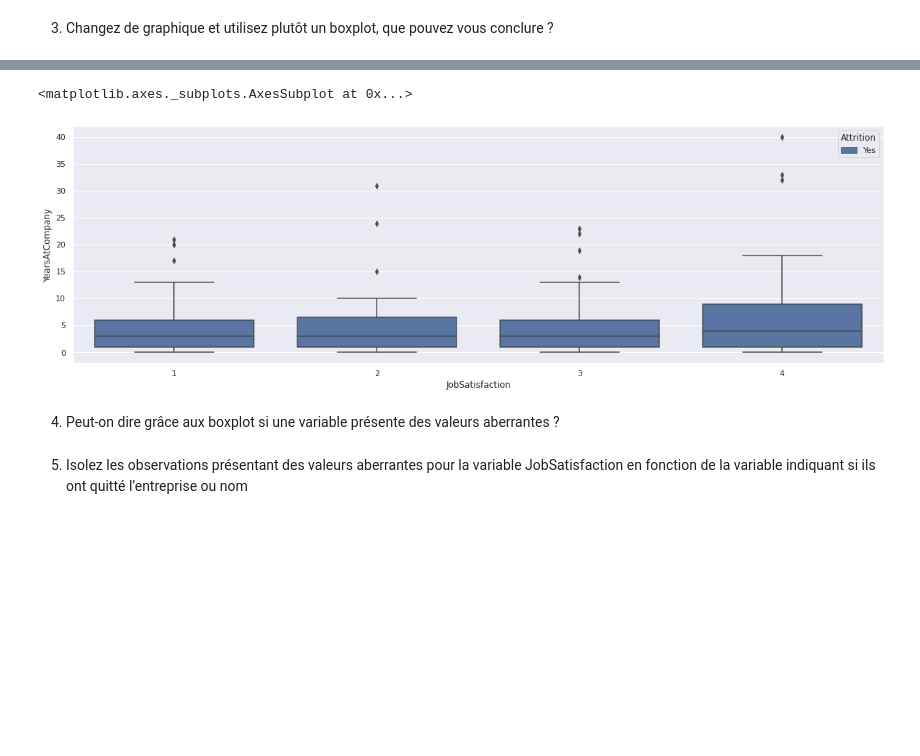
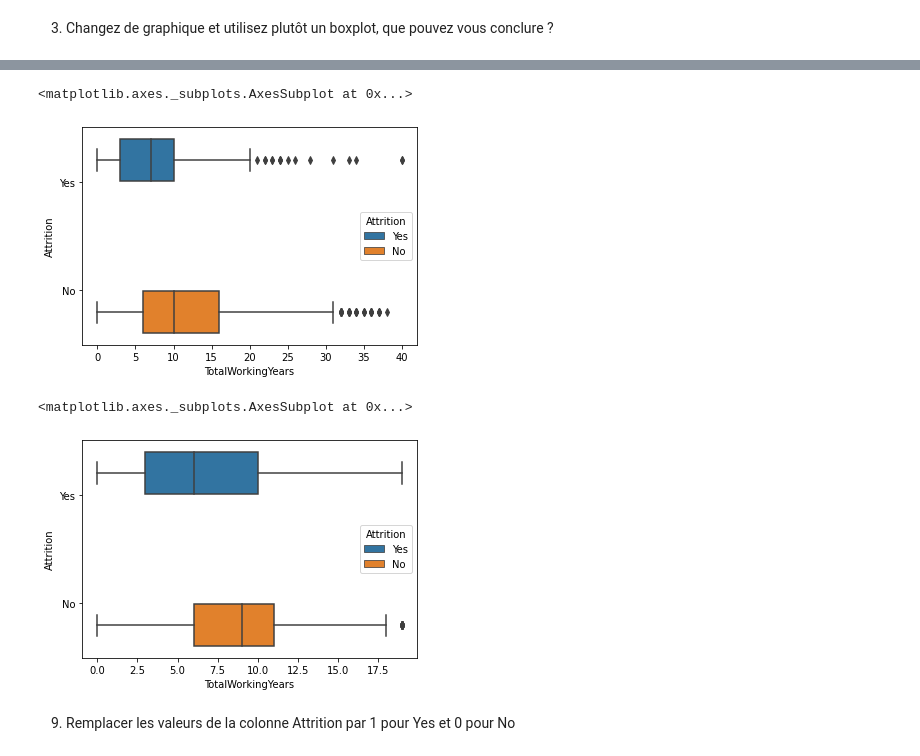
Before and after one commit to Pauline-Mdt/Hitema_python-pour-analyse-donnees, a Jupyter notebook: data_visualisation_statistiques_descriptives.ipynb, the cells around one changed output, grey strips where cells are left out. Cells and saved outputs as stored; diff of their text form; code cells hidden in the pictures; blank space fills up the shorter version.

Commit message:
Data Visualisation Statistiques descriptives - exercice 7

```diff
--- a/data_visualisation_statistiques_descriptives.ipynb
+++ b/data_visualisation_statistiques_descriptives.ipynb
@@ -320,9 +369,13 @@ sb.catplot(data=values, x="JobSatisfaction", y="YearsAtCompany", hue="Attrition"
 # %%
-sb.boxplot(data=values, x="JobSatisfaction", y="YearsAtCompany", hue="Attrition")
+sb.boxplot(data=ibm_hr, x="TotalWorkingYears", y="Attrition", hue="Attrition")
 # %% [output]
 <matplotlib.axes._subplots.AxesSubplot at 0x...>
-[figure, old version]
+[figure, new version]
-# %% [markdown]
-4.   Peut-on dire grâce aux boxplot si une variable présente des valeurs aberrantes ?
-# %% [markdown]
-5.   Isolez les observations présentant des valeurs aberrantes pour la variable JobSatisfaction en fonction de la variable indiquant si ils ont quitté l’entreprise ou nom
+# %%
+values = ibm_hr[ibm_hr['TotalWorkingYears'] < 20]
+sb.boxplot(data=values, x="TotalWorkingYears", y="Attrition", hue="Attrition")
+# %% [output]
+<matplotlib.axes._subplots.AxesSubplot at 0x...>
+[figure, added]
+# %% [markdown]
+9.   Remplacer les valeurs de la colonne Attrition par 1 pour Yes et 0 pour No
```
Also changed, not shown: parts of 61 cells of this notebook.
